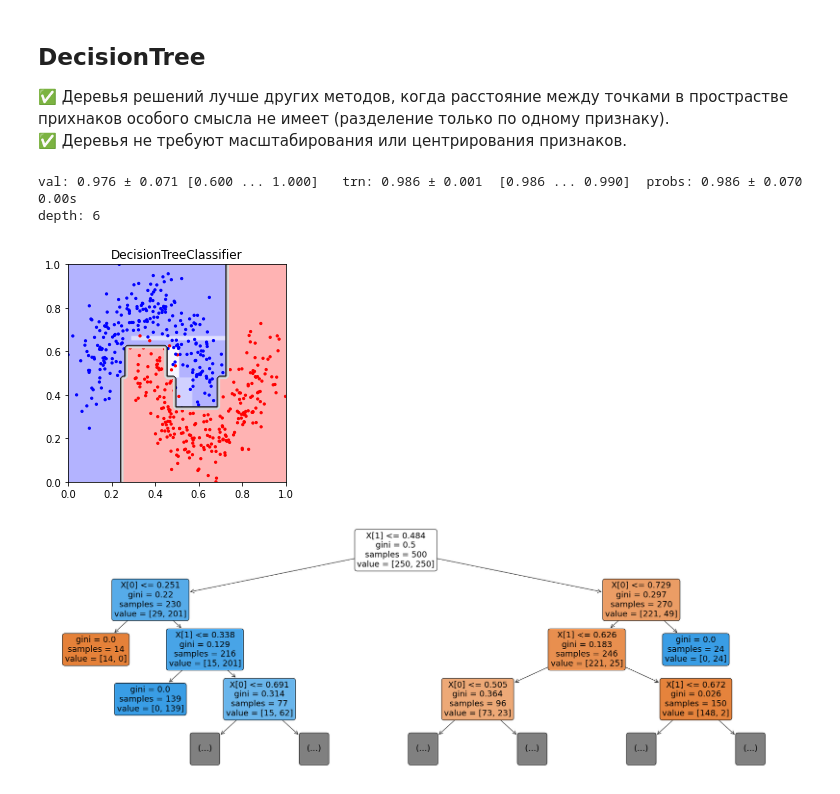
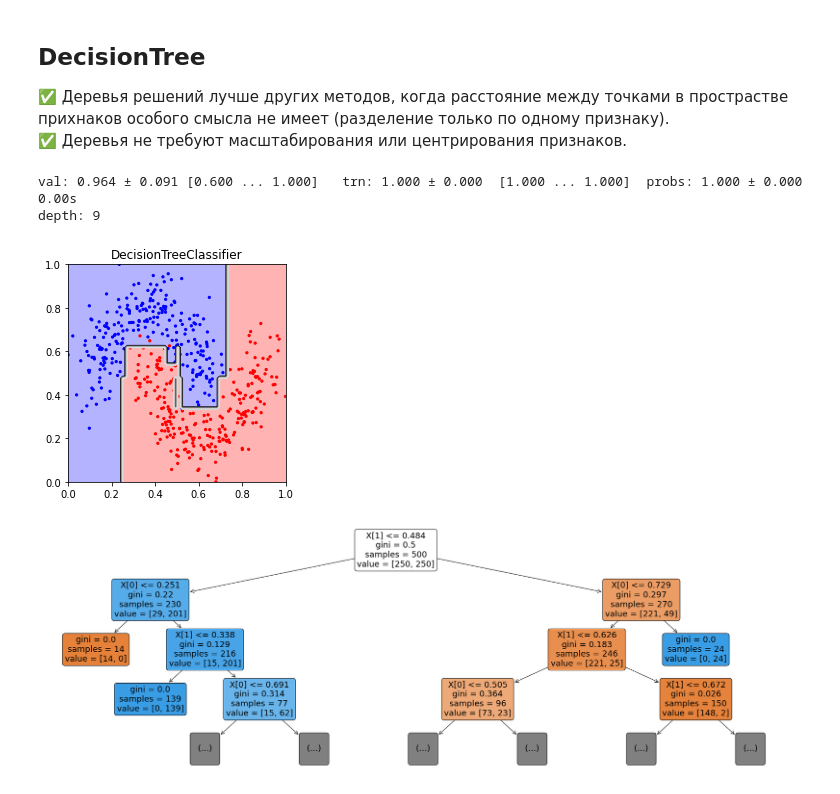
Before and after one commit to steps137/ML, a Jupyter notebook: ML/Classifiers.ipynb, the cells around one changed output. Saved outputs shown, nothing was run; the diff lists cells and outputs as text; code cells hidden in the pictures.

```diff
--- a/ML/Classifiers.ipynb
+++ b/ML/Classifiers.ipynb
@@ -94,9 +94,9 @@ def plot_data(X, Y, lim=(0.,1.), clf = None, num = 100, prob = True, title=""):
 # %% [markdown]
 ## Create Data
 # %%
-X, Y = generate_xor(num = 150)
+#X, Y = generate_xor(num = 150)
 #X, Y = two_blobs(num = 250)
-#X, Y = make_moons(n_samples=500, noise=0.2, random_state=42)  #
+X, Y = make_moons(n_samples=500, noise=0.2, random_state=42)  #
 
 X = (X - X.min(axis=0))/(X.max(axis=0)-X.min(axis=0))
 print(X.shape, Y.shape)
@@ -150,22 +150,22 @@ val: 0.974 ± 0.067 [0.800 ... 1.000]   trn: 0.974 ± 0.001  [0.972 ... 0.976]
 # %%
 from sklearn import tree
 from sklearn.tree import DecisionTreeClassifier
 
 class CFG:
-    min_samples_leaf = 5       # Def:1
+    min_samples_leaf = 1       # Def:1
     min_samples_split= 2       # Def:2
     max_depth        = None    # Def:None
 
 clf = DecisionTreeClassifier(max_depth=CFG.max_depth, min_samples_split=CFG.min_samples_split, min_samples_leaf=CFG.min_samples_leaf)
 #clf = DecisionTreeClassifier()
 
 eval_model(clf, X,Y, cv = 100)
 print(f"depth: {clf.get_depth()}")
 plot_data(X, Y, clf = clf, title="DecisionTreeClassifier")
 # %% [output]
-val: 0.976 ± 0.071 [0.600 ... 1.000]   trn: 0.986 ± 0.001  [0.986 ... 0.990]  probs: 0.986 ± 0.070    0.00s
-depth: 6
+val: 0.964 ± 0.091 [0.600 ... 1.000]   trn: 1.000 ± 0.000  [1.000 ... 1.000]  probs: 1.000 ± 0.000    0.00s
+depth: 9
-[figure, old version]
+[figure, new version]
 # %%
 clf = DecisionTreeClassifier()
 clf.fit(X,Y)
```
Also changed, not shown: parts of 5 cells of this notebook, 2 other files.
